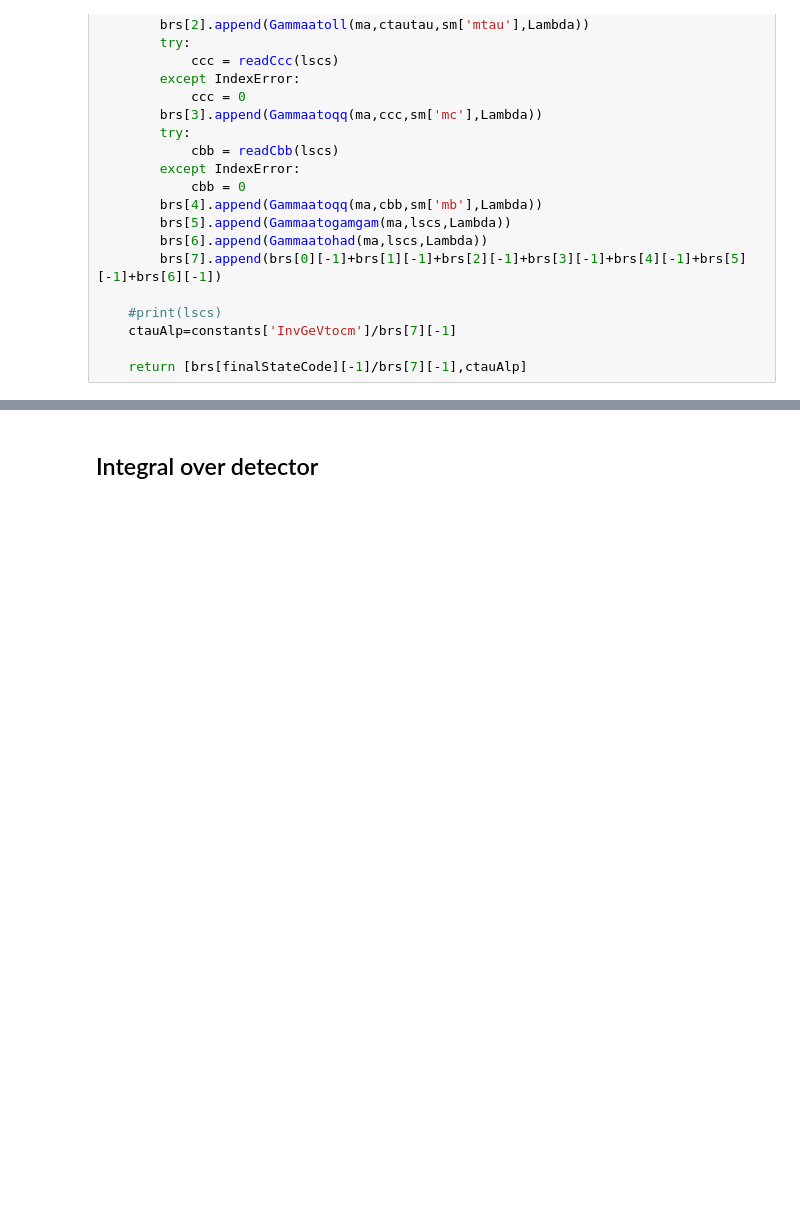
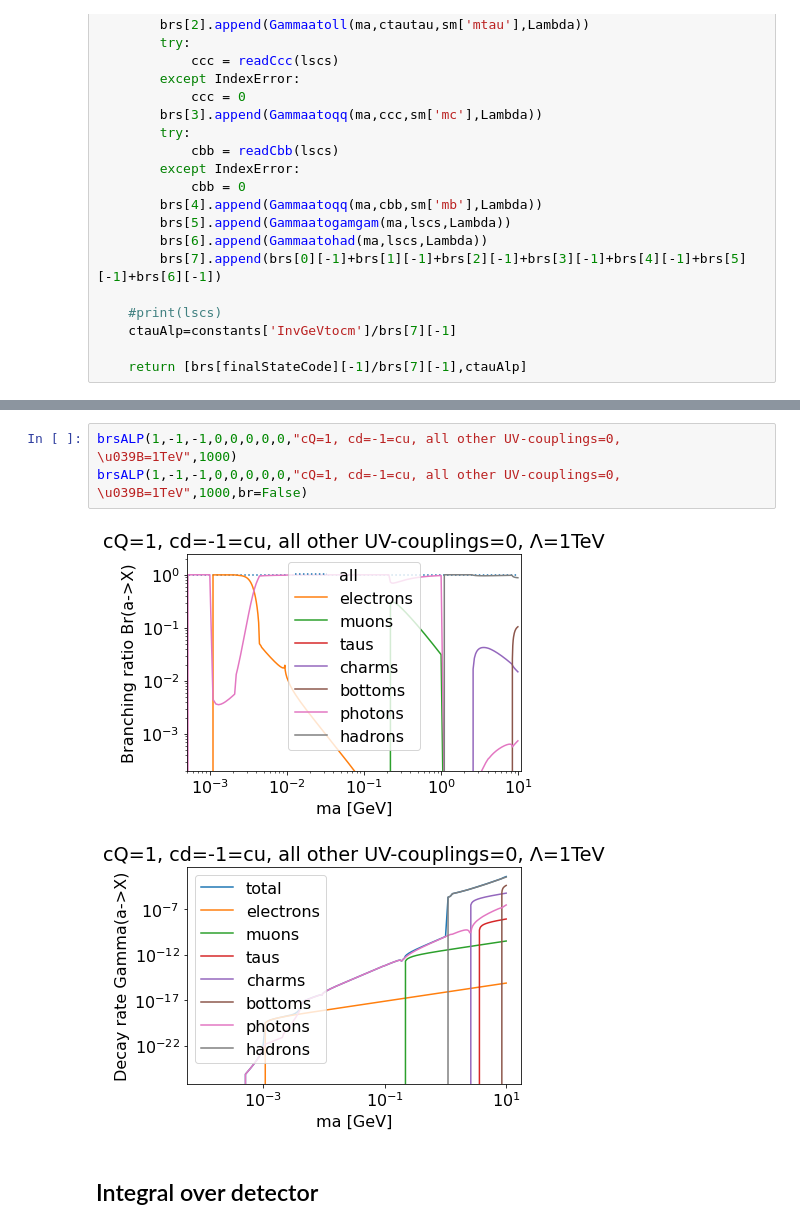
Before and after one commit to anasthesia/alps-BelleII, a Jupyter notebook: python/alps-visible-BelleII.ipynb, the cells around one changed output, grey strips where cells are left out. Drawn from its saved outputs; the diff is of its cells as text; blank space fills up the shorter version.

```diff
--- a/python/alps-visible-BelleII.ipynb
+++ b/python/alps-visible-BelleII.ipynb
@@ -595,3 +683,9 @@ brsALP(1,-1,-1,1,-1,0,0,0,"cQ=cL=1, ce=cd=cu=-1, all other UV-couplings=0, \u039
+# %%
+brsALP(1,-1,-1,0,0,0,0,0,"cQ=1, cd=-1=cu, all other UV-couplings=0, \u039B=1TeV",1000)
+brsALP(1,-1,-1,0,0,0,0,0,"cQ=1, cd=-1=cu, all other UV-couplings=0, \u039B=1TeV",1000,br=False)
+# %% [output]
+[figure, added]
+[figure, added]
 # %% [markdown]
 ## Integral over detector
 # %%
```
Also changed, not shown: parts of 50 cells of this notebook.
